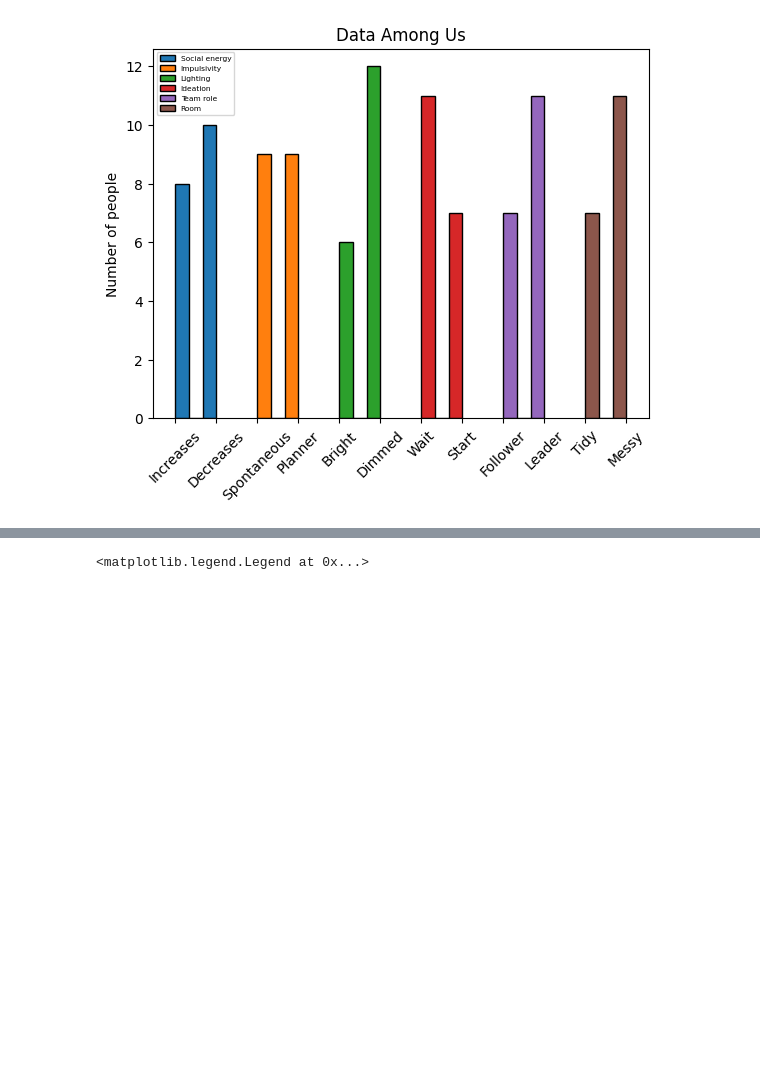
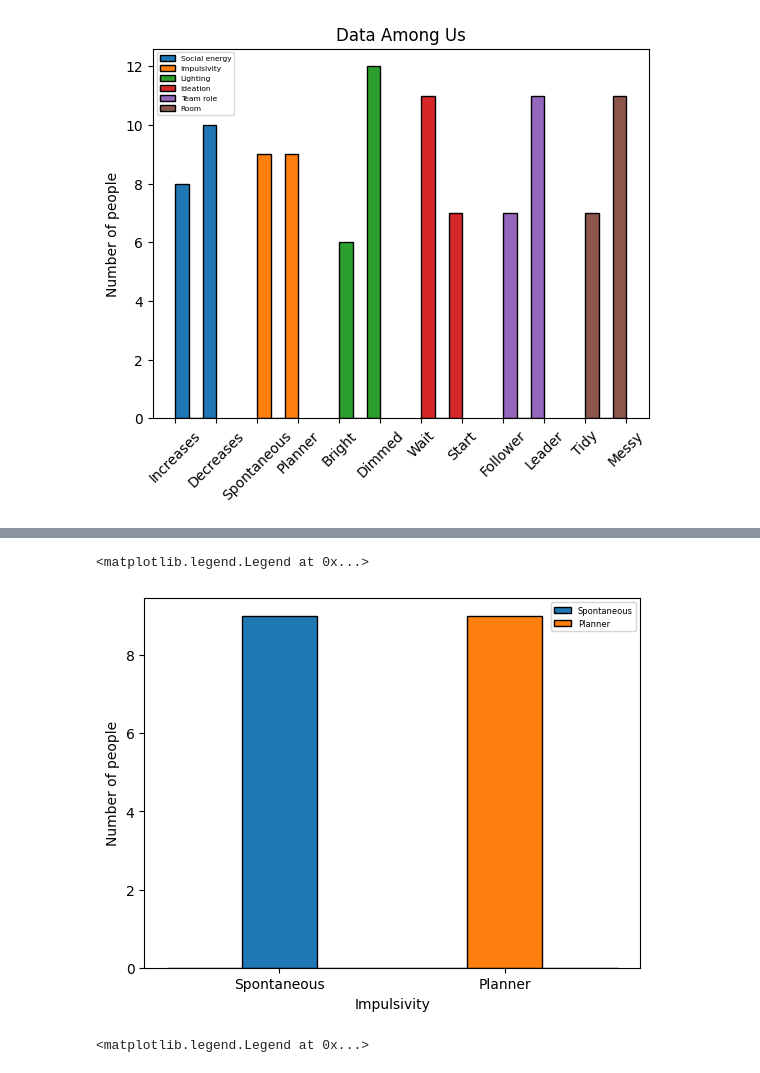
Before and after one commit to kosetrova/data-among-us, a Jupyter notebook: KseniiaOsetrovaClass05Homework.ipynb, the cells around one changed output, grey strips where cells are left out. Cells and saved outputs as stored; diff of their text form; code cells hidden in the pictures; blank space fills up the shorter version.

```diff
--- a/KseniiaOsetrovaClass05Homework.ipynb
+++ b/KseniiaOsetrovaClass05Homework.ipynb
@@ -69,2 +100,17 @@ plt.legend(fontsize=5.4)
+# %%
+# At CTA we have 50% planners and 50% spontaneous people.
+
+cta_impulsivity_groupings = cta_df.groupby('Impulsivity')
+impulsive_folks = cta_impulsivity_groupings.get_group('Spontaneous')
+planner_folks = cta_impulsivity_groupings.get_group('Planner')
+
+plt.hist(impulsive_folks.Impulsivity, bins=3, label='Spontaneous', edgecolor='black')
+plt.hist(planner_folks.Impulsivity, bins=3, label='Planner', edgecolor='black')
+plt.xlabel('Impulsivity')
+plt.ylabel('Number of people')
+plt.legend(fontsize=6)
+# %% [output]
+<matplotlib.legend.Legend at 0x...>
+[figure, added]
 # %%
 #PART 1 - Room comparison
```
Also changed, not shown: parts of 8 cells of this notebook.
